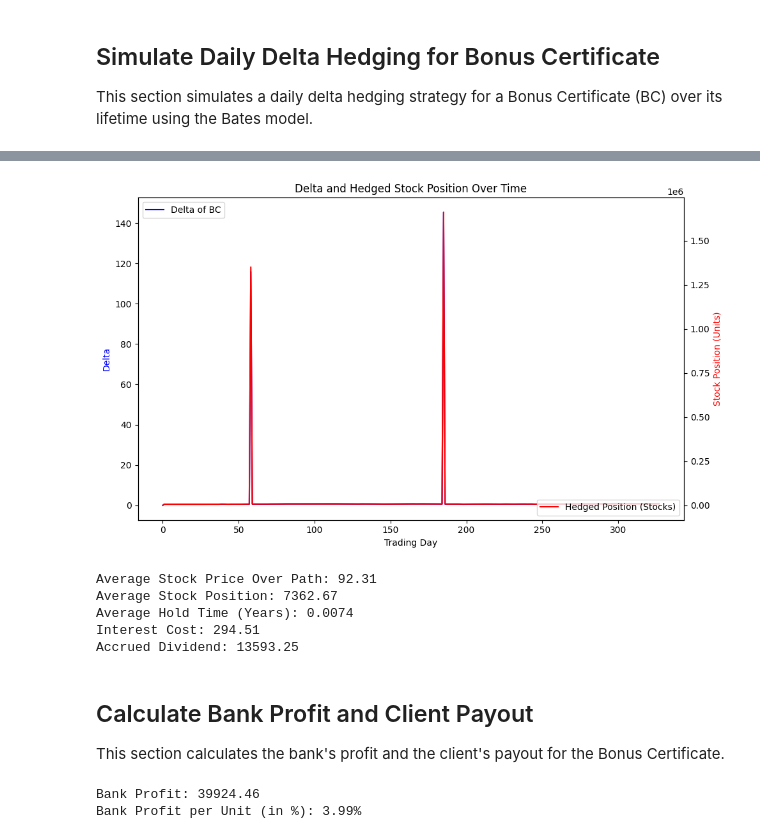
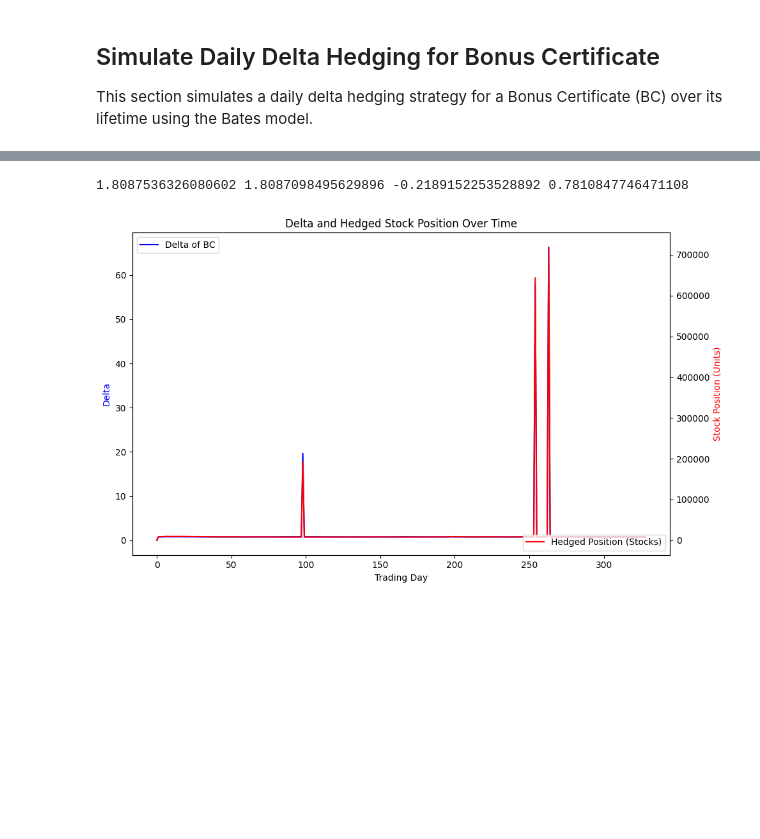
Before and after one commit to MichaelCarloH/bonus-certificate-bates-hedging, a Jupyter notebook: notebooks/bc_pricing.ipynb, the cells around one changed output, grey strips where cells are left out. Saved outputs shown, nothing was run; the diff lists cells and outputs as text; code cells hidden in the pictures; blank space fills up the shorter version.

```diff
--- a/notebooks/bc_pricing.ipynb
+++ b/notebooks/bc_pricing.ipynb
@@ -109,6 +109,9 @@ for file in all_files:
     data_frames.append(df)
 
 combined_data = pd.concat(data_frames, ignore_index=True)
+
+# Filter out strikes between 70 and 100
+combined_data = combined_data[(combined_data['Strike'] < 70) | (combined_data['Strike'] > 100)]
 
 # Add a new column 'Mid_Price' based on the condition
 combined_data['Mid_Price'] = combined_data.apply(
@@ -150,6 +153,7 @@ processor.load_and_process_data()
 combined_data = processor.combined_data
 # Drop rows where Bid_Call or Bid_Put is 0
 combined_data = combined_data[(combined_data['Bid_Call'] > 0) & (combined_data['Bid_Put'] > 0)]
+combined_data = combined_data[(combined_data['Strike'] > 70) & (combined_data['Strike'] < 100)]
 
 print(combined_data.head(50))
 
@@ -240,10 +244,10 @@ if use_calibrated_params:
 else:
     # Use predefined parameters
     calibrated_params.update({
-        'V0': 0.030353015389345157,
+        'V0': 0.0281,
         'kappa': 3.0,
-        'eta': 0.06888174025470413,
-        'theta': 0.13008042992772578,
+        'eta': 0.0703,
+        'theta': 0.24,
         'rho': -0.99,
         'jump_intensity': 0.01,
         'jump_mean': 0.01,
@@ -440,12 +432,11 @@ First Delta of Bonus Certificate: 0.5324
 N = 1_000_000  # Notional
 S0 = 81.25  # Initial stock price
 K = 85  # Strike price of the option (for the barrier)
-H = 55  # Barrier price of the option
 
-T = 0.9
 
 trading_days = int(T * 365)  # Number of trading days in a year
+trading_days = 329
 print(trading_days, T)
-dt = T / trading_days  # Time step
+dt = 1 / trading_days  # Time step
 epsilon = 1e-4  # Finite difference step for delta calculation
 # %% [output]
@@ -479,6 +470,16 @@ stock_position = np.zeros(trading_days)
 
 # Initial stock price
 S_t = S0
+S_t = bates_path[0]  # Update the stock price at time t
+
+# Calculate the delta of the down-and-out put at time t using finite difference
+P_plus = calibrated_model.price_down_and_out_put(K, H, n_paths=1000, seed=42, S0=S_t + epsilon)
+P_minus = calibrated_model.price_down_and_out_put(K, H, n_paths=1000, seed=42, S0=S_t - epsilon)
+delta_DO = (P_plus - P_minus) / (2 * epsilon)
+
+# Total delta of the Bonus Certificate
+delta_BC = 1 + delta_DO
+print(P_minus, P_plus, delta_DO, delta_BC)
 
 # Loop over the trading days and calculate delta and hedge continuously
 for t in range(1, trading_days):
@@ -494,7 +495,7 @@ for t in range(1, trading_days):
 
     # Track the delta and stock position
     deltas[t] = delta_BC
-    stock_position[t] = delta_BC * N / S_t  # Adjust stock position
+    stock_position[t] = delta_BC * N / (S_t+6.29)  # Adjust stock position
 
 
 # Calculate the average stock price over the simulated path
@@ -502,57 +503,33 @@ average_stock_price = np.mean(bates_path)
 
 # Calculate average hold time for stock
 average_stock_position = np.mean(stock_position)
 average_hold_time = average_stock_position * T / N
 accrued_dividend = average_stock_position * q * T * average_stock_price
 interest_cost = average_stock_position * r * T
 
 # Plotting the results with two y-axes
 fig, ax1 = plt.subplots(figsize=(10, 6))
 
 # Plot delta on the first y-axis
 ax1.plot(range(trading_days), deltas, label="Delta of BC", color="blue")
 ax1.set_xlabel("Trading Day")
 ax1.set_ylabel("Delta", color="blue")
 ax1.tick_params(axis="y")
 ax1.set_title("Delta and Hedged Stock Position Over Time")
 
 # Create a second y-axis for the stock position
 ax2 = ax1.twinx()
 ax2.plot(range(trading_days), stock_position, label="Hedged Position (Stocks)", color="red")
 ax2.set_ylabel("Stock Position (Units)", color="red")
 ax2.tick_params(axis="y")
 
+
 # Add legends
 ax1.legend(loc="upper left")
 ax2.legend(loc="lower right")
 
 plt.tight_layout()
 plt.show()
 # %% [output]
+1.8087536326080602 1.8087098495629896 -0.2189152253528892 0.7810847746471108
-[figure, old version]
+[figure, new version]
-# %%
-# Print the result
-print(f"Average Stock Price Over Path: {average_stock_price:.2f}")
-print(f"Average Stock Position: {average_stock_position:.2f}")
-print(f"Average Hold Time (Years): {average_hold_time:.4f}")
-print(f"Interest Cost: {interest_cost:.2f}")
-print(f"Accrued Dividend: {accrued_dividend:.2f}")
-# %% [output]
-Average Stock Price Over Path: 92.31
-Average Stock Position: 7362.67
-Average Hold Time (Years): 0.0074
-Interest Cost: 294.51
-Accrued Dividend: 13593.25
-# %% [markdown]
-## Calculate Bank Profit and Client Payout
-This section calculates the bank's profit and the client's payout for the Bonus Certificate.
-# %%
-# Calculate bank profit
-bonus_certificate_price = 90  # Price at which the bank sells the Bonus Certificate
-barrier_option_price = down_and_out_put_price  # Price of the barrier option
-bank_profit = accrued_dividend + (bonus_certificate_price - S0 - barrier_option_price) * (N/90)
-print(f"Bank Profit: {bank_profit:.2f}")
-print(f"Bank Profit per Unit (in %): {bank_profit/N*100:.2f}%")
-# %% [output]
-Bank Profit: 39924.46
-Bank Profit per Unit (in %): 3.99%
```
Also changed, not shown: parts of 14 cells of this notebook, 1 other file.
